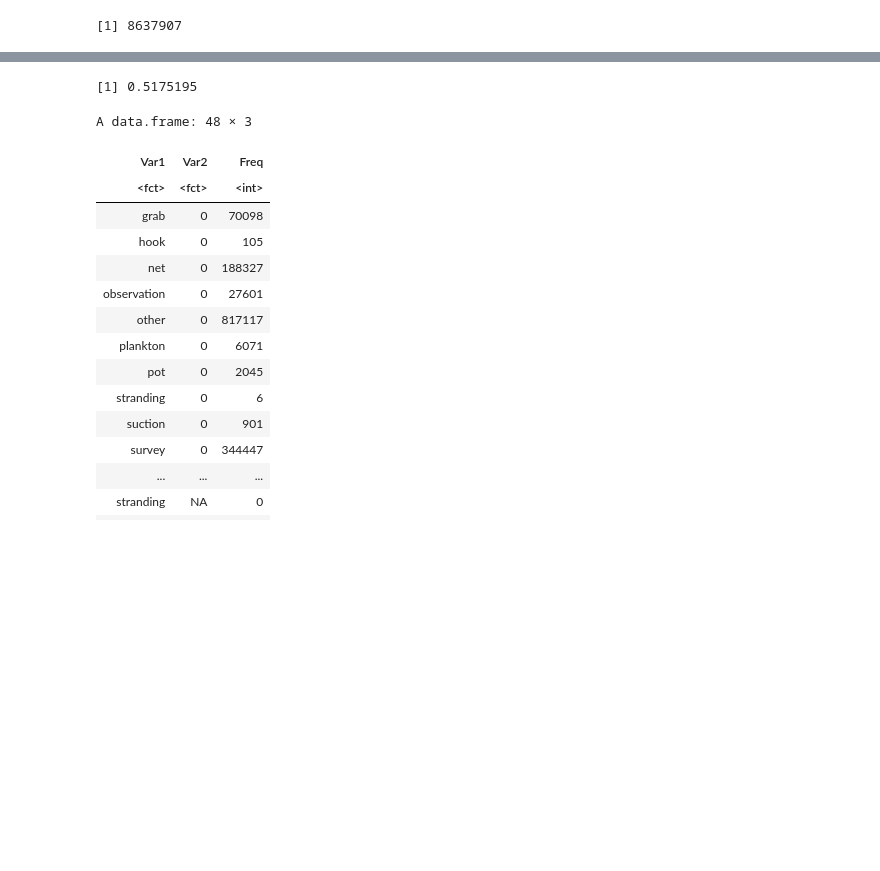
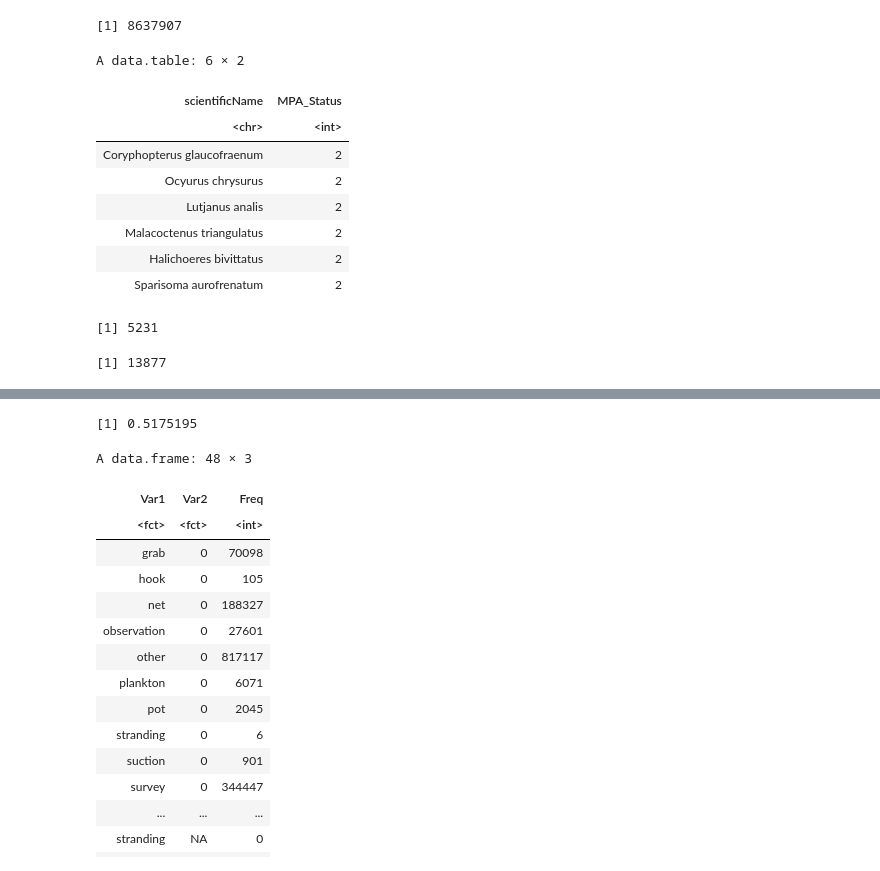
Before and after one commit to sagw/MBD, a Jupyter notebook: Obis.ipynb, the cells around one changed output, grey strips where cells are left out. Saved outputs shown, nothing was run; the diff lists cells and outputs as text; code cells hidden in the pictures; blank space fills up the shorter version.

```diff
--- a/Obis.ipynb
+++ b/Obis.ipynb
@@ -37,3 +39,17 @@ samplingNums=table(obis_sample$gen_protocol_SGW, obis_sample$MPA_Status, useNA =
 NROW(obis_sample)
 # %% [output]
 [1] 8637907
+# %%
+category=obis_FPA[,c(3,238)]
+# %%
+head(category)
+# %% [output]
+A data.table: 6 × 2
+| scientificName | MPA_Status |
+| <chr> | <int> |
+| Coryphopterus glaucofraenum | 2 |
+| Ocyurus chrysurus | 2 |
+| Lutjanus analis | 2 |
+| Malacoctenus triangulatus | 2 |
+| Halichoeres bivittatus | 2 |
+| Sparisoma aurofrenatum | 2 |
@@ -40 +62,9 @@ NROW(obis_sample)
+# %%
+length(unique(obis_FPA$scientificName))
+# %% [output]
+[1] 5231
+# %%
+length(unique(obis_MPA$scientificName))
+# %% [output]
+[1] 13877
 # %%
```
Also changed, not shown: parts of 7 cells of this notebook, 4 other files.
